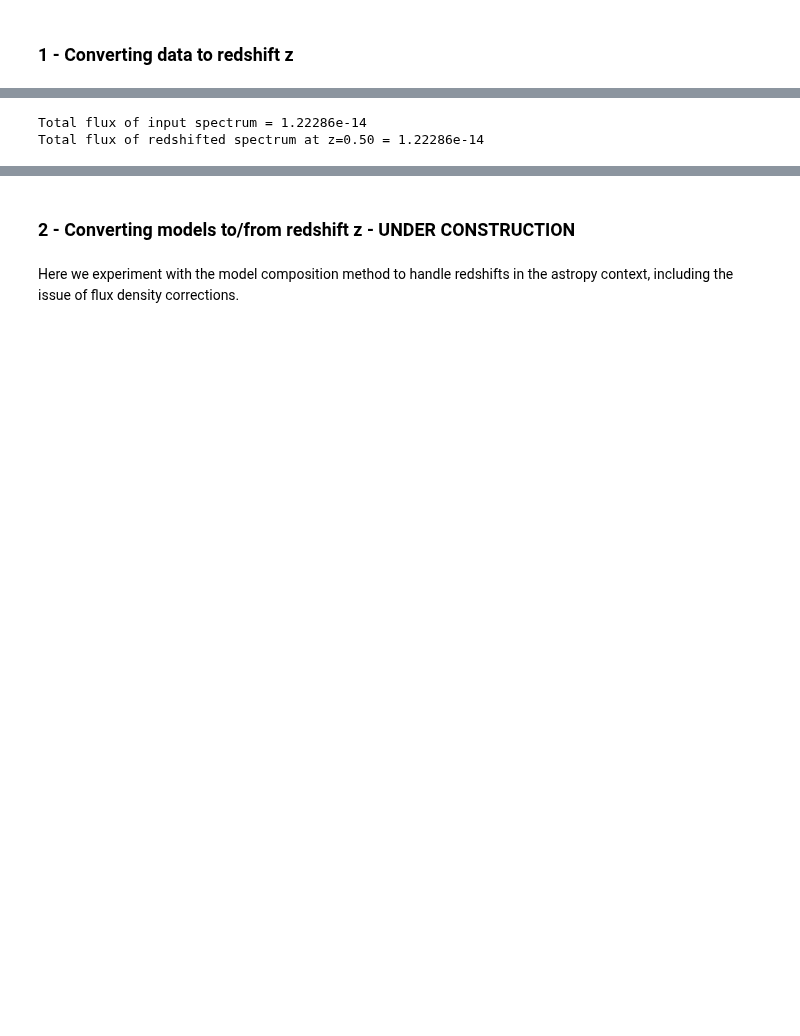
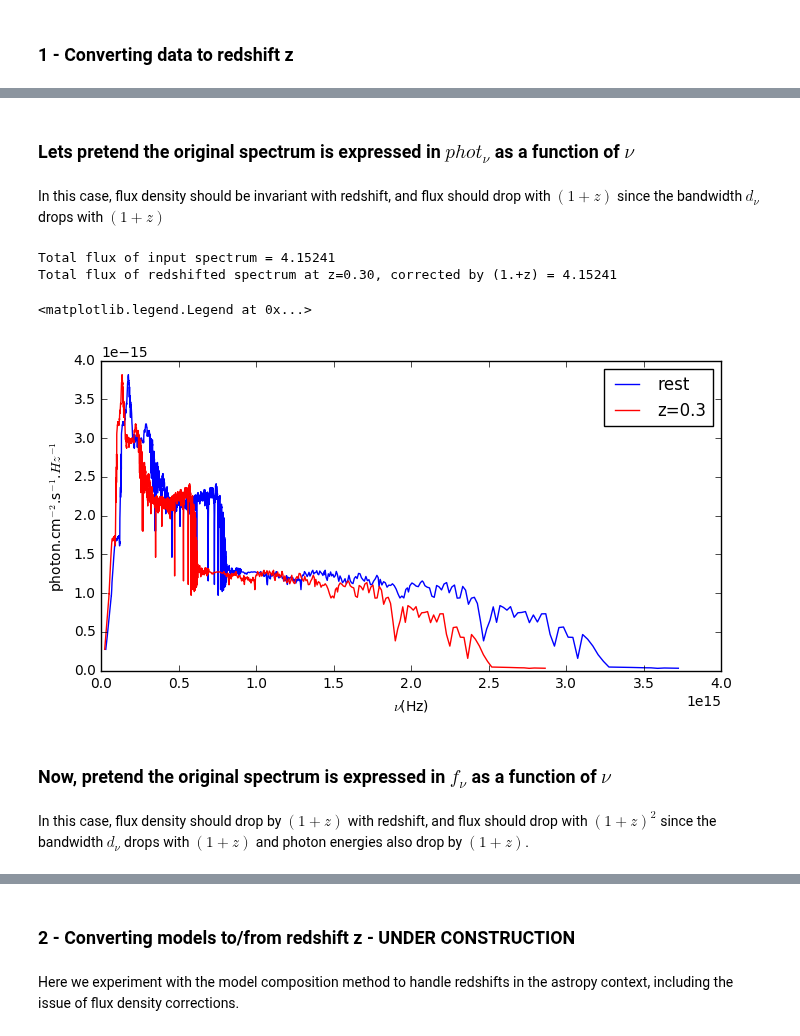
Before and after one commit to ibusko/experiments_specviz, a Jupyter notebook: experiment_redshift.ipynb, the cells around one changed output, grey strips where cells are left out. Drawn from its saved outputs; the diff is of its cells as text; code cells hidden in the pictures; blank space fills up the shorter version.

```diff
--- a/experiment_redshift.ipynb
+++ b/experiment_redshift.ipynb
@@ -39,35 +43,45 @@ flambda = u.erg/u.cm**2/u.s/u.AA
-# %%
-# redshift value for testing
-z = 0.5
-
-# build redshifted wavelength array
-wave_r = (1.+z) * (wave)
-
-# this spectrum is actually expressed in flam units. Here we fake
-# that it is expressed in fnu instead, because we know that fnu
-# scales with 1/(1+z) with the redshift (see above) so we can
-# verify that our transformation does it correctly.
-flux_units = fnu
-
-# get a reference wavelength that makes sense for this particular data set.
-# Anything would actually work in here.
-wave_mean = np.mean(wave)
-
-# apply flux correction for redshifted flux density
-a = (flux * flux_units).to(photnu, equivalencies=u.spectral_density(wave_mean * micron))
-flux_r = a.to(flux_units, equivalencies=u.spectral_density((1.+z) * wave_mean * micron))
-
-# Compute total flux in input and redshifted spectrum. We know that flux
-# density (in fnu units) decreases by a factor (1+z) on the redshifted
-# spectrum. Since the wavelength bins used in the integration stretch by
-# the same factor, integrating over the sampled spectrum should preserve
-# total flux.
-delta = wave[1:] - wave[:-1]
-sum_f = np.sum(flux[1:] * delta)
-print("Total flux of input spectrum = %g" % sum_f)
-delta = wave_r[1:] - wave_r[:-1]
-sum_f = np.sum(flux_r[1:].value * delta)
-print("Total flux of redshifted spectrum at z=%4.2f = %g" % (z, sum_f))
-# %% [output]
-Total flux of input spectrum = 1.22286e-14
-Total flux of redshifted spectrum at z=0.50 = 1.22286e-14
+# %% [markdown]
+### Lets pretend the original spectrum is expressed in $phot_{\nu}$ as a function of $\nu$
+# %% [markdown]
+In this case, flux density should be invariant with redshift, and flux should drop with $(1+z)$ since the bandwidth $d_{\nu}$ drops with $(1+z)$
+# %%
+# pretend flux density units is photnu for this test
+flux_units = photnu
+
+# build a pretend frequency array based on the spectrum wavelengths
+freq = (wave * u.micron).to(u.Hz,  equivalencies=u.spectral())
+
+# redshift the frequency array
+freq_r = freq / (1.+z)
+
+# convert from input units to photnu units, shift the spectral variable, and
+# convert back to photnu. In this case it should act as a no-op.
+a = (flux * flux_units).to(photnu, equivalencies=u.spectral_density(np.mean(freq)))
+flux_r = a.to(flux_units, equivalencies=u.spectral_density((np.mean(freq_r))))
+
+# Compare total fluxes before and after the redshift.
+delta = -(freq[1:] - freq[:-1])
+sum_f = np.sum((flux[1:] * delta).value)
+print("Total flux of input spectrum = %g" % sum_f)
+delta = -(freq_r[1:] - freq_r[:-1])
+sum_f = np.sum((flux_r[1:] * delta).value) * (1.+z)
+print("Total flux of redshifted spectrum at z=%4.2f, corrected by (1.+z) = %g" % (z, sum_f))
+# The total flux scales down by (1+z) as expected.
+# %% [output]
+Total flux of input spectrum = 4.15241
+Total flux of redshifted spectrum at z=0.30, corrected by (1.+z) = 4.15241
+# %%
+# flux density does not change, as expected.
+plt.gcf().set_size_inches(8.,4.)
+plt.plot(freq, flux, color='b', label='rest')
+plt.plot(freq_r, flux_r, color='r', label='z='+str(z))
+plt.xlabel(frequency_label)
+plt.ylabel(photnu_label)
+plt.legend()
+# %% [output]
+<matplotlib.legend.Legend at 0x...>
+[figure, added]
+# %% [markdown]
+### Now, pretend the original spectrum is expressed in $f_{\nu}$ as a function of $\nu$
+# %% [markdown]
+In this case, flux density should drop by $(1+z)$ with redshift, and flux should drop with $(1+z)^{2}$ since the bandwidth $d_{\nu}$ drops with $(1+z)$ and photon energies also drop by $(1+z)$.
```
Also changed, not shown: parts of 17 cells of this notebook.
